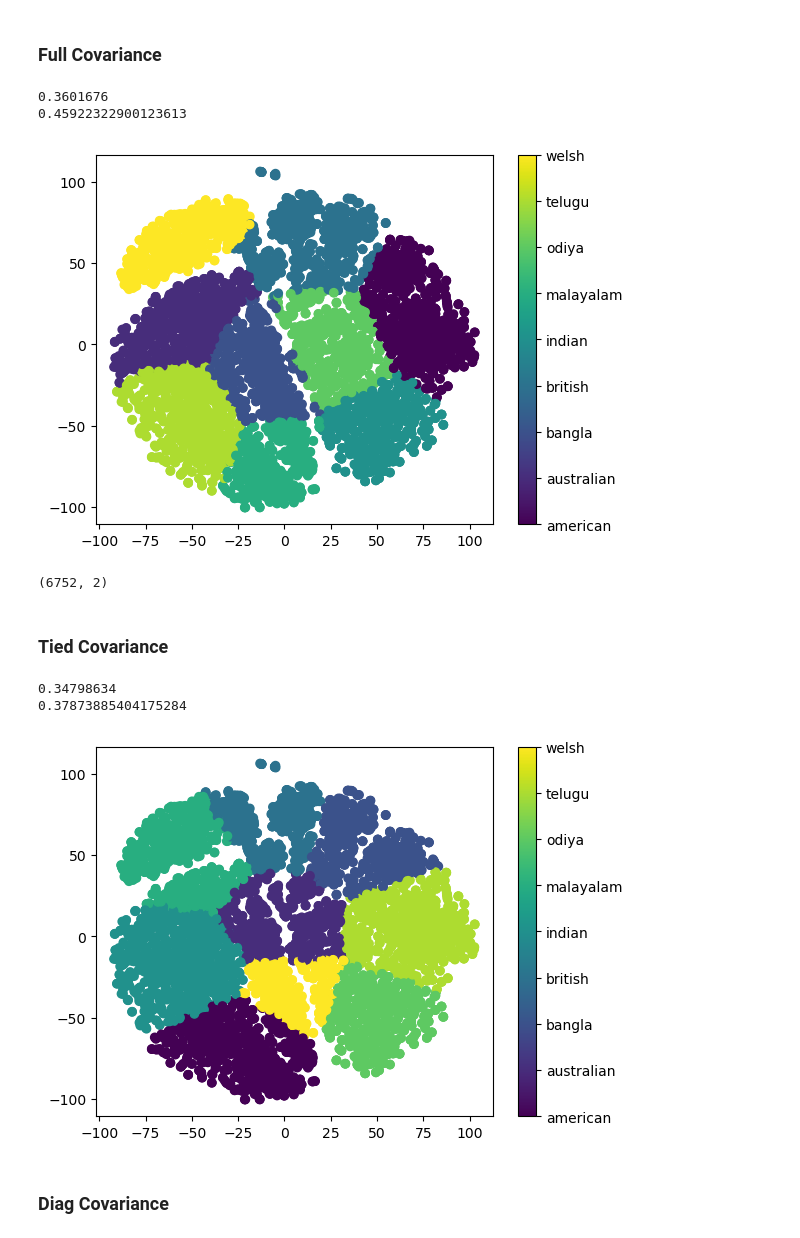
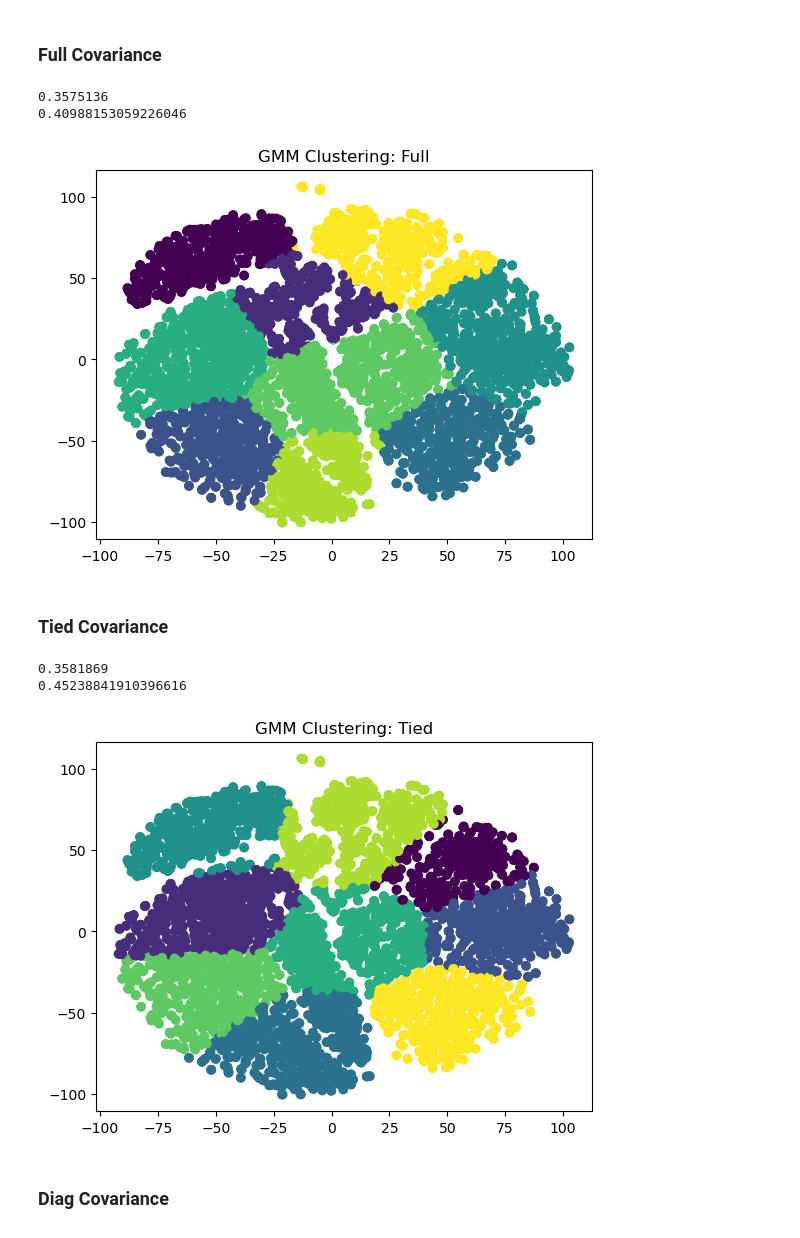
Before and after one commit to alexavndra/cogs_118b_project, a Jupyter notebook: FinalProject_groupXXX.ipynb, the cells around one changed output. Saved outputs shown, nothing was run; the diff lists cells and outputs as text; code cells hidden in the pictures.

```diff
--- a/FinalProject_groupXXX.ipynb
+++ b/FinalProject_groupXXX.ipynb
@@ -230,18 +210,15 @@ The next algorithm we used was a Gaussian Mixture Model (GMM). To use a GMM, you
 # %%
 gmmFull = GaussianMixture(covariance_type="full", n_components=9)
 gmmFull.fit(X)
 print(silhouette_score(X, gmmFull.predict(X)))
 print(adjusted_rand_score(labels_encoded, gmmFull.predict(X)))
-plot = plt.scatter(X[:, 0], X[:, 1], c=gmmFull.predict(X))
-color_bar = plt.colorbar(plot, ticks=range(9))
-color_bar.ax.set_yticklabels(encoder.classes_.tolist())
+plt.scatter(X[:, 0], X[:, 1], c=gmmFull.predict(X))
+plt.title('GMM Clustering: Full')
 plt.show()
-X.shape
 # %% [output]
-0.3601676
-0.45922322900123613
+0.3575136
+0.40988153059226046
-[figure, old version]
+[figure, new version]
-(6752, 2)
 # %% [markdown]
 ### Tied Covariance
 # %%
@@ -249,14 +226,13 @@ gmmTied = GaussianMixture(covariance_type="tied", n_components=9)
 gmmTied.fit(X)
 print(silhouette_score(X, gmmTied.predict(X)))
 print(adjusted_rand_score(labels_encoded, gmmTied.predict(X)))
-plot = plt.scatter(X[:, 0], X[:, 1], c=gmmTied.predict(X))
-color_bar = plt.colorbar(plot, ticks=range(9))
-color_bar.ax.set_yticklabels(encoder.classes_.tolist())
+plt.scatter(X[:, 0], X[:, 1], c=gmmTied.predict(X))
+plt.title('GMM Clustering: Tied')
 plt.show()
 # %% [output]
-0.34798634
-0.37873885404175284
+0.3581869
+0.45238841910396616
-[figure, old version]
+[figure, new version]
 # %% [markdown]
 ### Diag Covariance
 # %%
```
Also changed, not shown: parts of 10 cells of this notebook.
